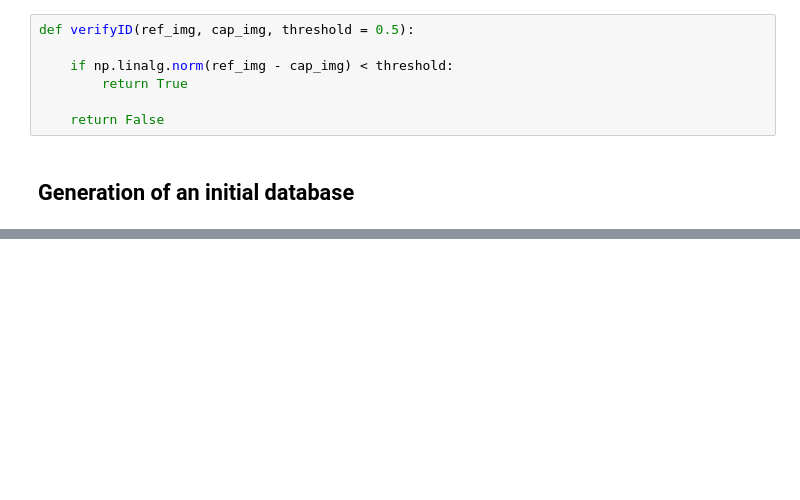
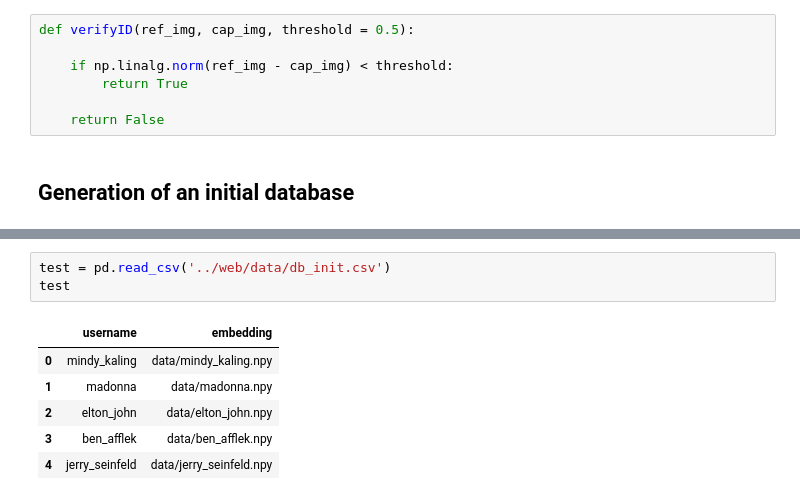
Before and after one commit to yjthoo/FacialRecognitionService, a Jupyter notebook: notebooks/facenet_tf2.ipynb, the cells around one changed output, grey strips where cells are left out. Cells and saved outputs as stored; diff of their text form; blank space fills up the shorter version.

```diff
--- a/notebooks/facenet_tf2.ipynb
+++ b/notebooks/facenet_tf2.ipynb
@@ -468,0 +461,10 @@ def initiliaze_data_for_DB(embeddings_dict):
+# %%
+test = pd.read_csv('../web/data/db_init.csv')
+test
+# %% [output]
+|  | username | embedding |
+| 0 | mindy_kaling | data/mindy_kaling.npy |
+| 1 | madonna | data/madonna.npy |
+| 2 | elton_john | data/elton_john.npy |
+| 3 | ben_afflek | data/ben_afflek.npy |
+| 4 | jerry_seinfeld | data/jerry_seinfeld.npy |
```
Also changed, not shown: parts of 11 cells of this notebook, 9 other files.
